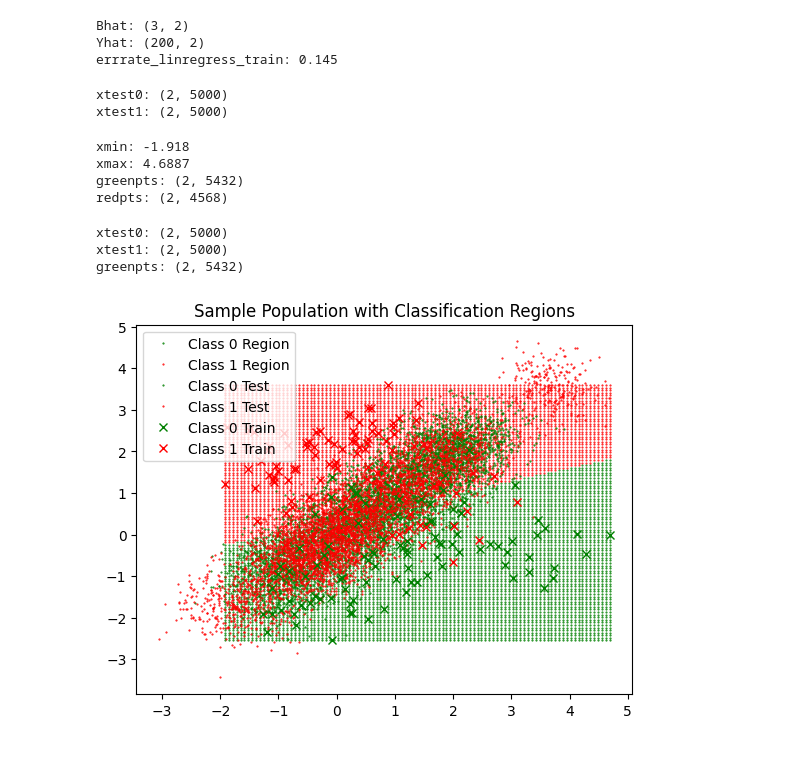
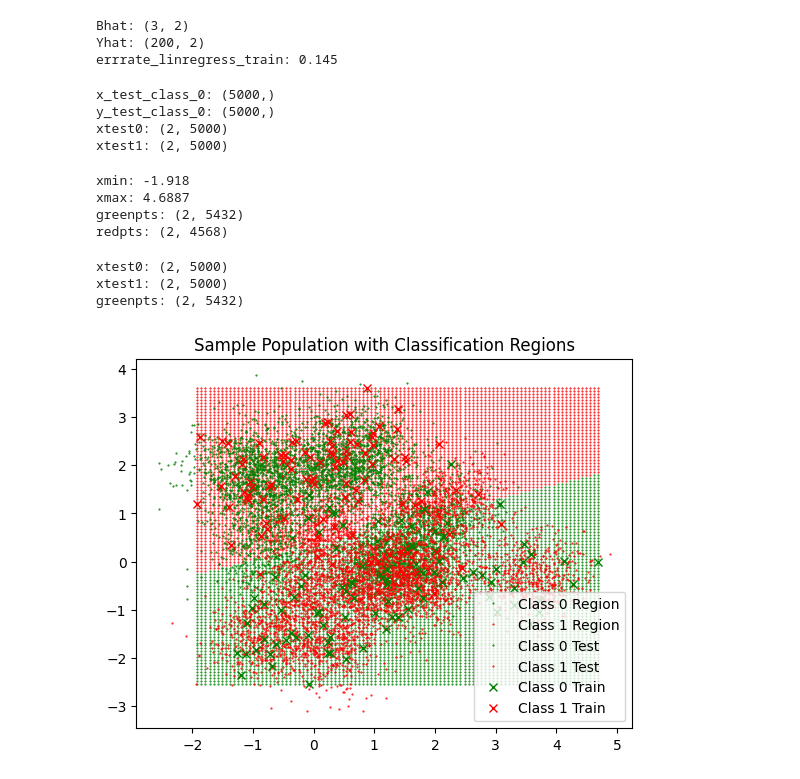
Before and after one commit to angelrodriguez0617/ECE-4850-Machine-Learning, a Jupyter notebook: project4/project4_angel.ipynb, the cells around one changed output. Drawn from its saved outputs; the diff is of its cells as text; code cells hidden in the pictures.

Commit message:
created .dat for test data similar to how we have for training data

```diff
--- a/project4/project4_angel.ipynb
+++ b/project4/project4_angel.ipynb
@@ -65,11 +65,18 @@ errrate_linregress_train: 0.145
 # Now test on new (testing data)
 Ntest0 = 5000 # number of class 0 points to generate
 Ntest1 = 5000 # number of class 1 points to generate
-xtest0 = gendat2(0,Ntest0) # generate the test data for class 0
-xtest1 = gendat2(1,Ntest1) # generate the test data for class 1
+# xtest0 = gendat2(0,Ntest0) # generate the test data for class 0
+# xtest1 = gendat2(1,Ntest1) # generate the test data for class 1
+x_test_class_0, y_test_class_0, x_test_class_1, y_test_class_1 = np.loadtxt('outputFile.dat').T
+print(f'x_test_class_0: {x_test_class_0.shape}')
+print(f'y_test_class_0: {y_test_class_0.shape}')
+xtest0 = np.array([x_test_class_0, y_test_class_0]) # generate the test data for class 0
+xtest1 = np.array([x_test_class_1, y_test_class_1]) # generate the test data for class 1
 print(f'xtest0: {xtest0.shape}')
 print(f'xtest1: {xtest1.shape}')
 # %% [output]
+x_test_class_0: (5000,)
+y_test_class_0: (5000,)
 xtest0: (2, 5000)
 xtest1: (2, 5000)
 # %%
@@ -127,22 +134,22 @@ redpts: (2, 4568)
 # %%
 print(f'xtest0: {xtest0.shape}')
 print(f'xtest1: {xtest1.shape}')
 print(f'greenpts: {greenpts.shape}')
 fig, ax = plt.subplots()
 # Plot the classification regions)
 ax.plot(greenpts[0,:], greenpts[1,:], 'g.', label='Class 0 Region', markersize=1)
 ax.plot(redpts[0,:], redpts[1,:], 'r.', label='Class 1 Region', markersize=1)
 # Plot test dat for class 0 and class 1
-ax.plot(xtest1[0,:], xtest1[1,:], 'g.', label='Class 0 Test', markersize=1)
-ax.plot(xtest0[0,:], xtest0[1,:], 'r.', label='Class 1 Test', markersize=1)
+ax.plot(xtest0[0,:], xtest0[1,:], 'g.', label='Class 0 Test', markersize=1)
+ax.plot(xtest1[0,:], xtest1[1,:], 'r.', label='Class 1 Test', markersize=1)
 # Plot training data for class 0 and class 1
 ax.plot(x0, y0, 'gx', label='Class 0 Train')
 ax.plot(x1, y1, 'rx', label='Class 1 Train')
 ax.legend()
 plt.title("Sample Population with Classification Regions")
 plt.show()
 # %% [output]
 xtest0: (2, 5000)
 xtest1: (2, 5000)
 greenpts: (2, 5432)
-[figure, old version]
+[figure, new version]
```
Also changed, not shown: 3 other files.
